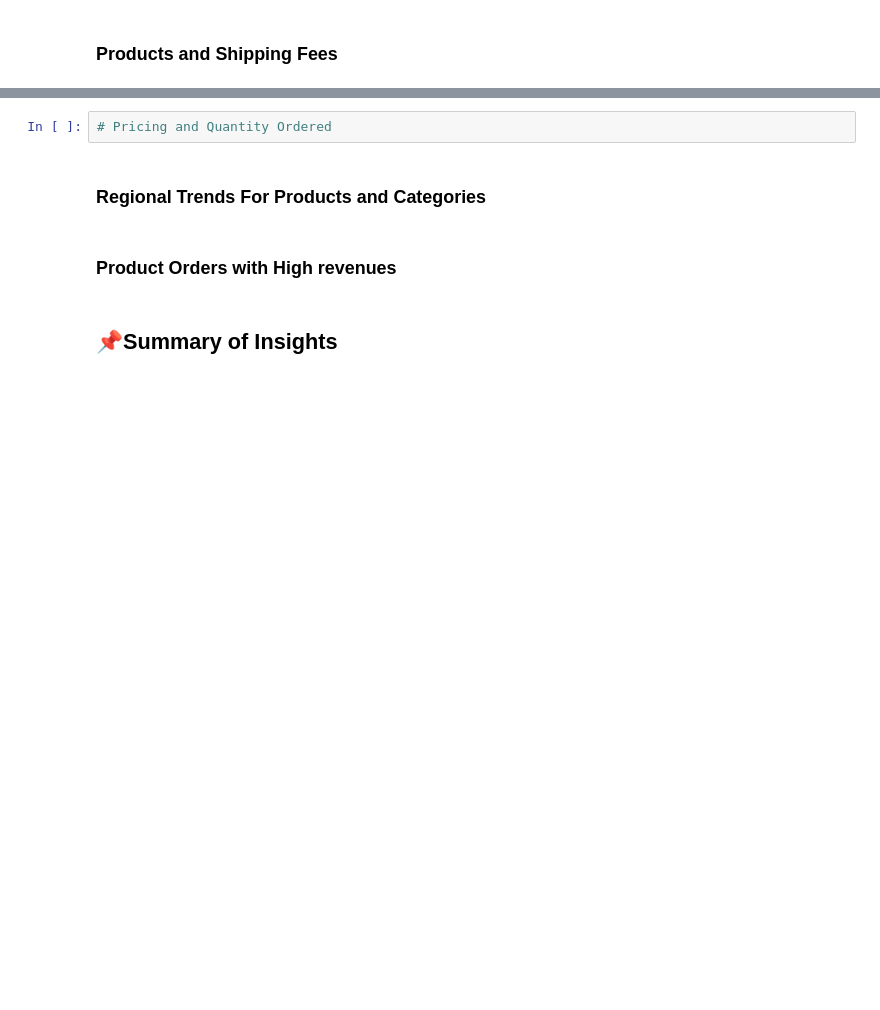
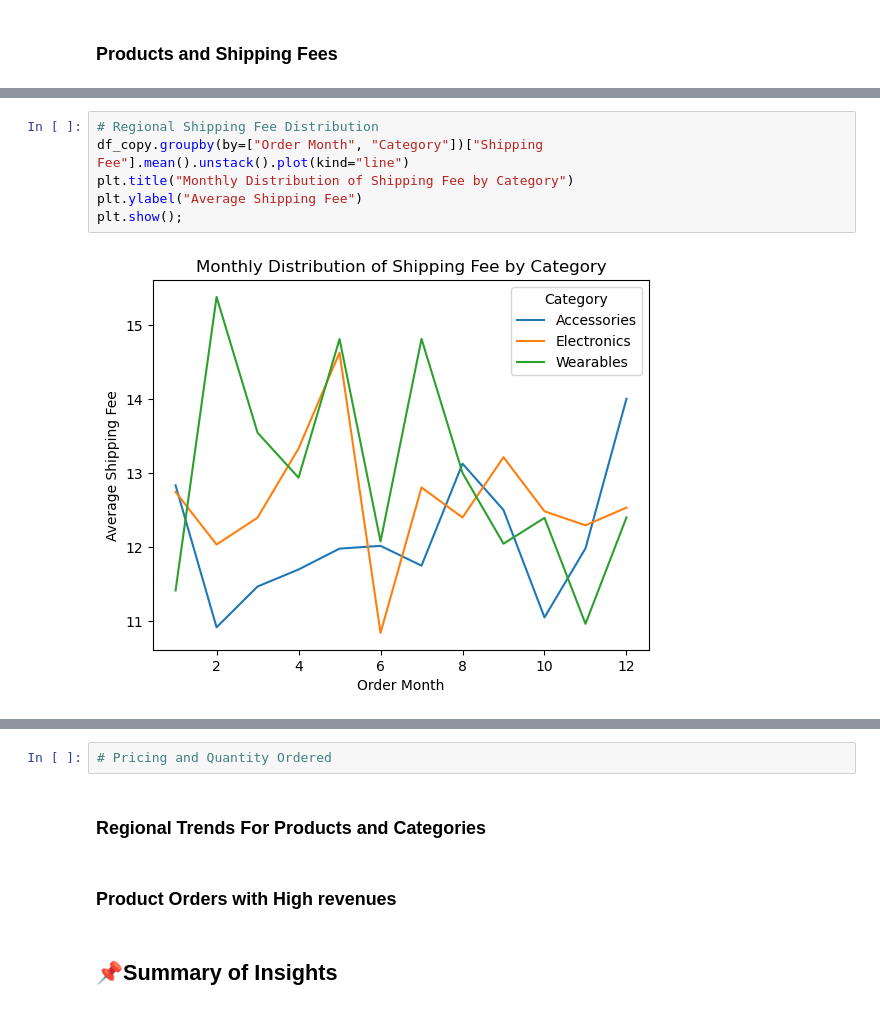
Before and after one commit to Mohammed-Hanan-Othman/ecommerce-sales-analysis, a Jupyter notebook: notebooks/3.product_performance.ipynb, the cells around one changed output, grey strips where cells are left out. Drawn from its saved outputs; the diff is of its cells as text; blank space fills up the shorter version.

```diff
--- a/notebooks/3.product_performance.ipynb
+++ b/notebooks/3.product_performance.ipynb
@@ -365,0 +390,8 @@ plt.show();
+# %%
+# Regional Shipping Fee Distribution
+df_copy.groupby(by=["Order Month", "Category"])["Shipping Fee"].mean().unstack().plot(kind="line")
+plt.title("Monthly Distribution of Shipping Fee by Category")
+plt.ylabel("Average Shipping Fee")
+plt.show();
+# %% [output]
+[figure, added]
```
Also changed, not shown: parts of 6 cells of this notebook.
